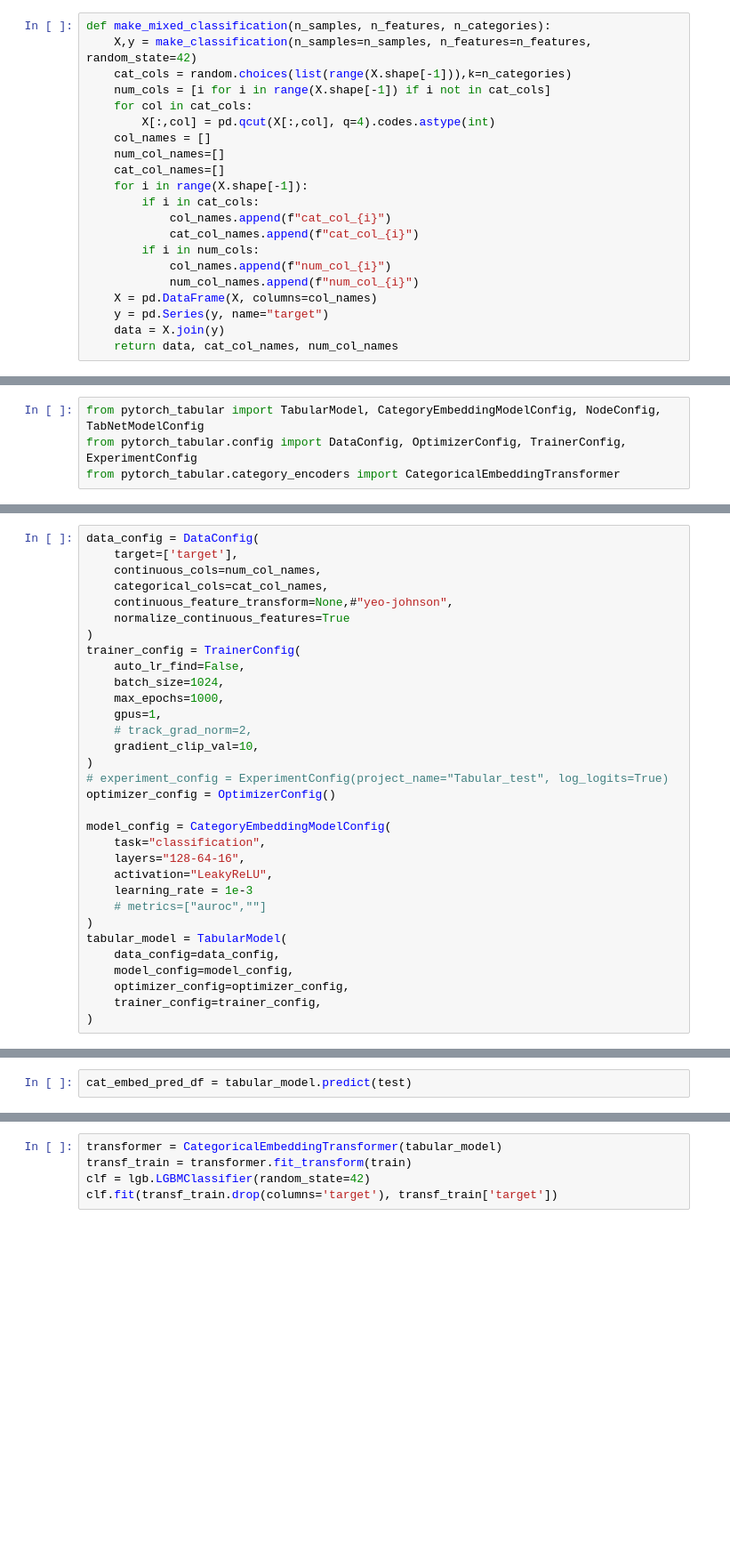
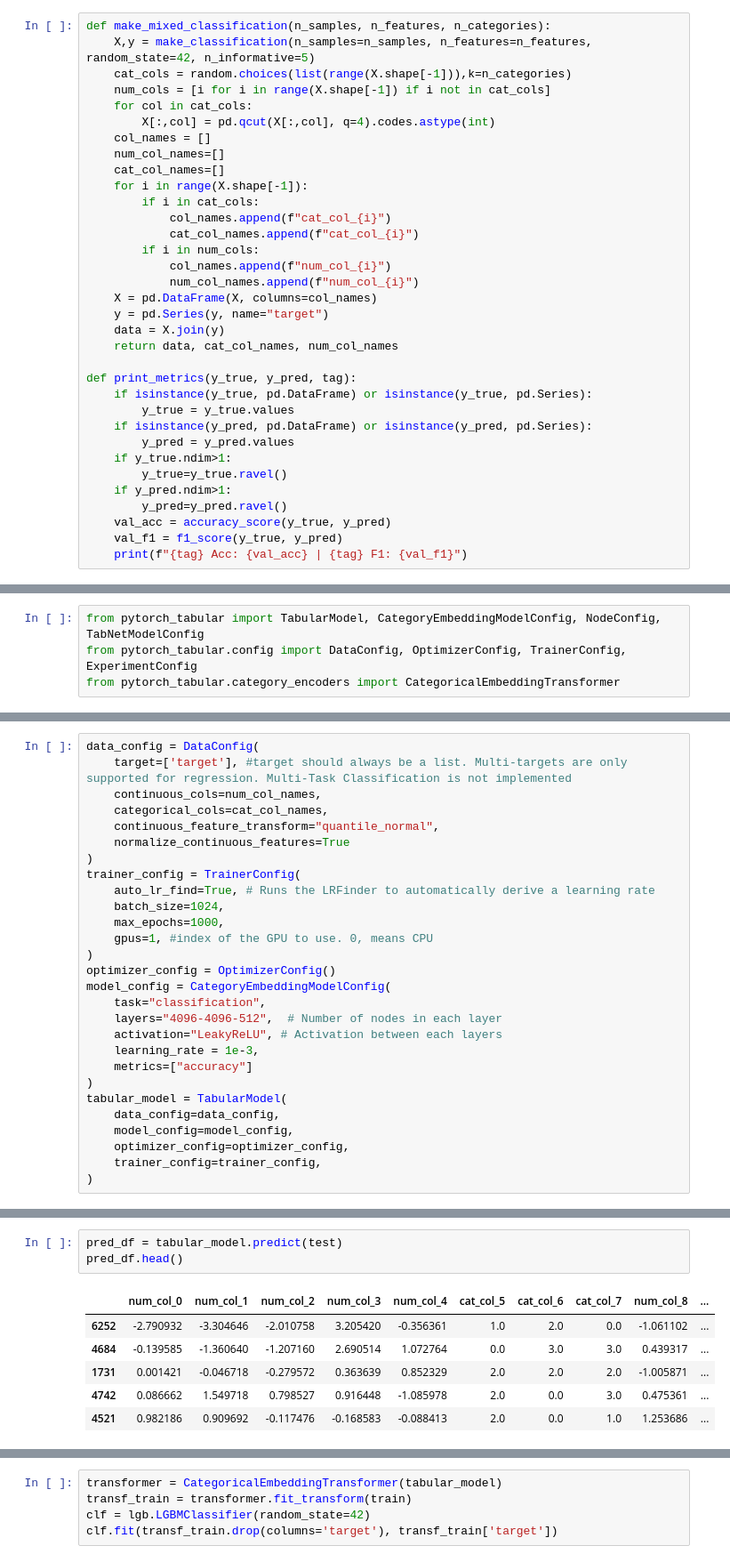
Before and after one commit to manujosephv/pytorch_tabular, a Jupyter notebook: examples/synthetic_classification.ipynb, the cells around one changed output, grey strips where cells are left out. Shown at 89% size. Drawn from its saved outputs; the diff is of its cells as text; blank space fills up the shorter version.

```diff
--- a/examples/synthetic_classification.ipynb
+++ b/examples/synthetic_classification.ipynb
@@ -11,6 +15,6 @@ os.chdir("..")
 # %%
 def make_mixed_classification(n_samples, n_features, n_categories):
-    X,y = make_classification(n_samples=n_samples, n_features=n_features, random_state=42)
+    X,y = make_classification(n_samples=n_samples, n_features=n_features, random_state=42, n_informative=5)
     cat_cols = random.choices(list(range(X.shape[-1])),k=n_categories)
     num_cols = [i for i in range(X.shape[-1]) if i not in cat_cols]
     for col in cat_cols:
@@ -29,3 +33,16 @@ def make_mixed_classification(n_samples, n_features, n_categories):
     y = pd.Series(y, name="target")
     data = X.join(y)
     return data, cat_col_names, num_col_names
+
+def print_metrics(y_true, y_pred, tag):
+    if isinstance(y_true, pd.DataFrame) or isinstance(y_true, pd.Series):
+        y_true = y_true.values
+    if isinstance(y_pred, pd.DataFrame) or isinstance(y_pred, pd.Series):
+        y_pred = y_pred.values
+    if y_true.ndim>1:
+        y_true=y_true.ravel()
+    if y_pred.ndim>1:
+        y_pred=y_pred.ravel()
+    val_acc = accuracy_score(y_true, y_pred)
+    val_f1 = f1_score(y_true, y_pred)
+    print(f"{tag} Acc: {val_acc} | {tag} F1: {val_f1}")
@@ -63,28 +87,24 @@ from pytorch_tabular.category_encoders import CategoricalEmbeddingTransformer
 # %%
 data_config = DataConfig(
-    target=['target'],
+    target=['target'], #target should always be a list. Multi-targets are only supported for regression. Multi-Task Classification is not implemented
     continuous_cols=num_col_names,
     categorical_cols=cat_col_names,
-    continuous_feature_transform=None,#"yeo-johnson",
+    continuous_feature_transform="quantile_normal",
     normalize_continuous_features=True
 )
 trainer_config = TrainerConfig(
-    auto_lr_find=False,
+    auto_lr_find=True, # Runs the LRFinder to automatically derive a learning rate
     batch_size=1024,
     max_epochs=1000,
-    gpus=1,
-    # track_grad_norm=2,
-    gradient_clip_val=10,
+    gpus=1, #index of the GPU to use. 0, means CPU
 )
-# experiment_config = ExperimentConfig(project_name="Tabular_test", log_logits=True)
 optimizer_config = OptimizerConfig()
-
 model_config = CategoryEmbeddingModelConfig(
     task="classification",
-    layers="128-64-16",
-    activation="LeakyReLU",
-    learning_rate = 1e-3
-    # metrics=["auroc",""]
+    layers="4096-4096-512",  # Number of nodes in each layer
+    activation="LeakyReLU", # Activation between each layers
+    learning_rate = 1e-3,
+    metrics=["accuracy"]
 )
 tabular_model = TabularModel(
     data_config=data_config,
@@ -127,2 +155,10 @@ DATALOADER:0 TEST RESULTS
 # %%
-cat_embed_pred_df = tabular_model.predict(test)
+pred_df = tabular_model.predict(test)
+pred_df.head()
+# %% [output]
+|  | num_col_0 | num_col_1 | num_col_2 | num_col_3 | num_col_4 | cat_col_5 | cat_col_6 | cat_col_7 | num_col_8 | ... |
+| 6252 | -2.790932 | -3.304646 | -2.010758 | 3.205420 | -0.356361 | 1.0 | 2.0 | 0.0 | -1.061102 | ... |
+| 4684 | -0.139585 | -1.360640 | -1.207160 | 2.690514 | 1.072764 | 0.0 | 3.0 | 3.0 | 0.439317 | ... |
+| 1731 | 0.001421 | -0.046718 | -0.279572 | 0.363639 | 0.852329 | 2.0 | 2.0 | 2.0 | -1.005871 | ... |
+| 4742 | 0.086662 | 1.549718 | 0.798527 | 0.916448 | -1.085978 | 2.0 | 0.0 | 3.0 | 0.475361 | ... |
+| 4521 | 0.982186 | 0.909692 | -0.117476 | -0.168583 | -0.088413 | 2.0 | 0.0 | 1.0 | 1.253686 | ... |
```
Also changed, not shown: parts of 30 cells of this notebook, 21 other files.
